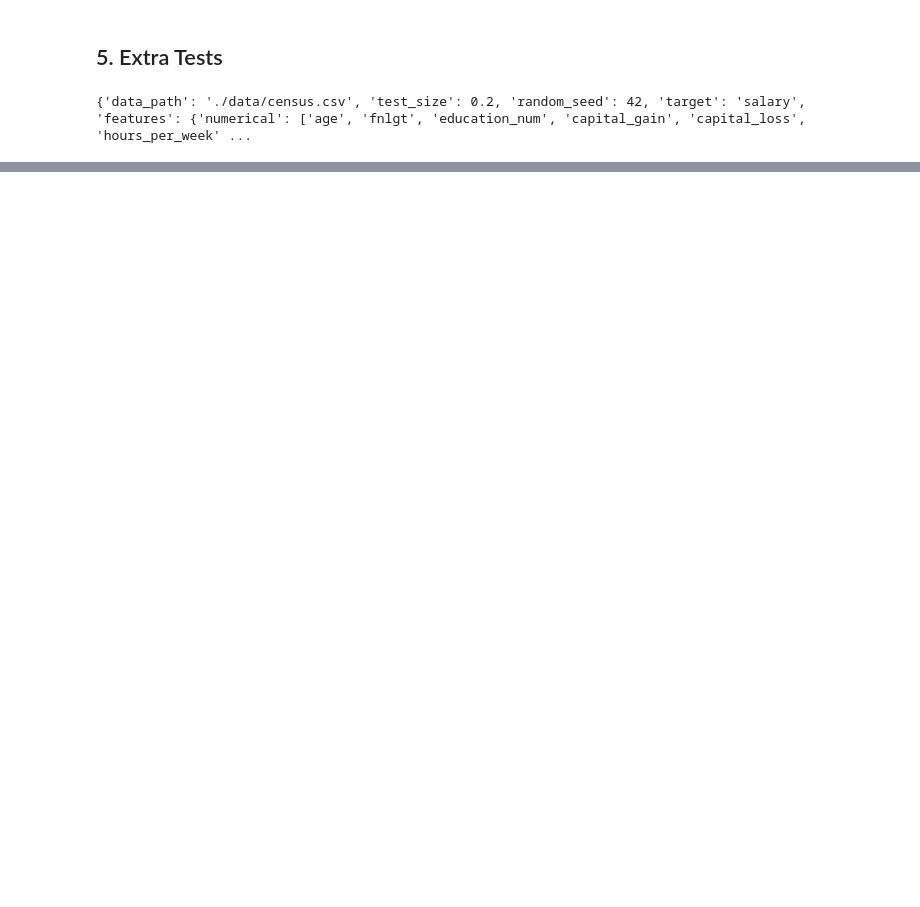
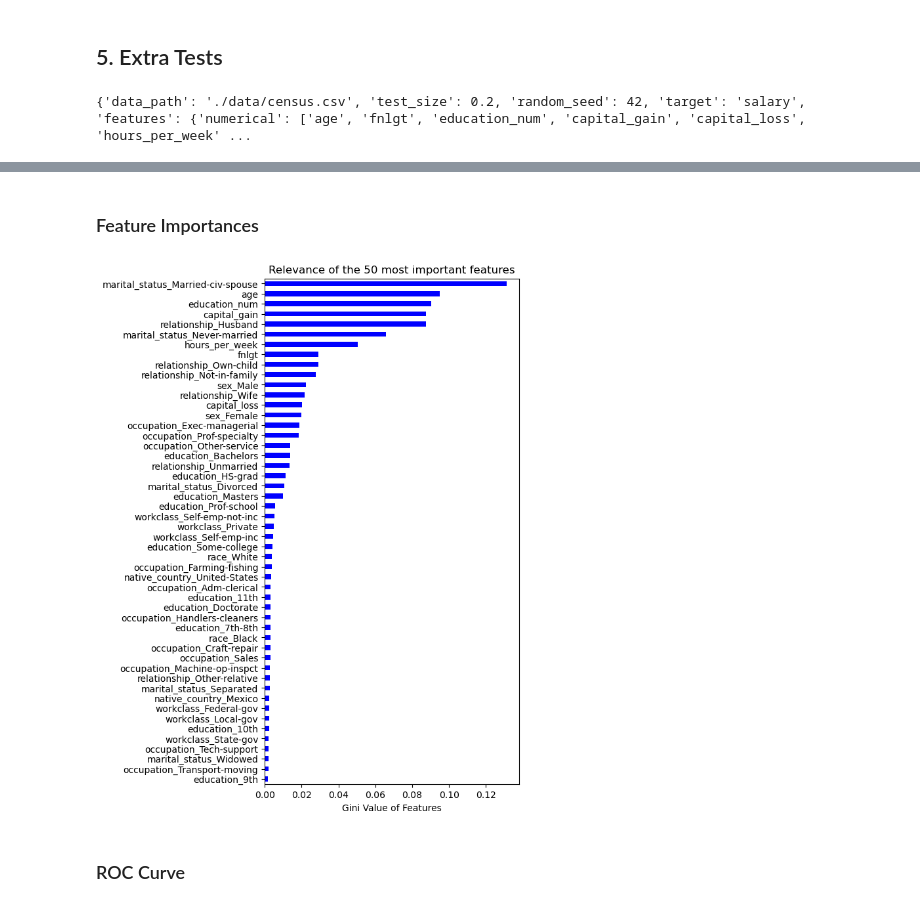
Before and after one commit to mxagar/census_model_deployment_fastapi, a Jupyter notebook: census_notebook.ipynb, the cells around one changed output, grey strips where cells are left out. Saved outputs shown, nothing was run; the diff lists cells and outputs as text; code cells hidden in the pictures; blank space fills up the shorter version.

```diff
--- a/census_notebook.ipynb
+++ b/census_notebook.ipynb
@@ -344,3 +373,25 @@ Prediction:
  ' <=50K' ' <=50K' ' <=50K' ' >50K' ' >50K' ' <=50K' ' >50K' ' >50K'
  ' <=50K' ' >50K' ' >50K' ' <=50K' ' <=50K' ' <=50K' ' >50K' ' <=50K'
  ' >50K' ' >50K' ' <=50K' ' <=50K']
+# %% [markdown]
+### Feature Importances
+# %%
+## Feature importances
+importance = pd.DataFrame(model.feature_importances_.ravel())
+importance.index = processing_parameters['final_feature_names']
+importance.columns = ['coef']
+importance['plus'] = importance['coef'].apply(lambda col: 1 if col > 0 else 0)
+importance['coef'] = np.abs(importance['coef'])
+# Plot top k coefficients
+top_features = 50
+plt.figure(figsize=(5,10))
+importance.sort_values(by='coef',ascending=True,inplace=True)
+color_list = ['b' if el > 0 else 'r' for el in [importance['plus'].iloc[i] for i in range(importance['plus'].shape[0])]]
+importance['coef'][-top_features:].plot(kind='barh',color=color_list[-top_features:])
+plt.xlabel('Gini Value of Features')
+plt.title('Relevance of the 50 most important features')
+plt.savefig('./assets/feature_importances.png',dpi=300,transparent=False,bbox_inches='tight')
+# %% [output]
+[figure, added]
+# %% [markdown]
+### ROC Curve
```
Also changed, not shown: parts of 14 cells of this notebook.
